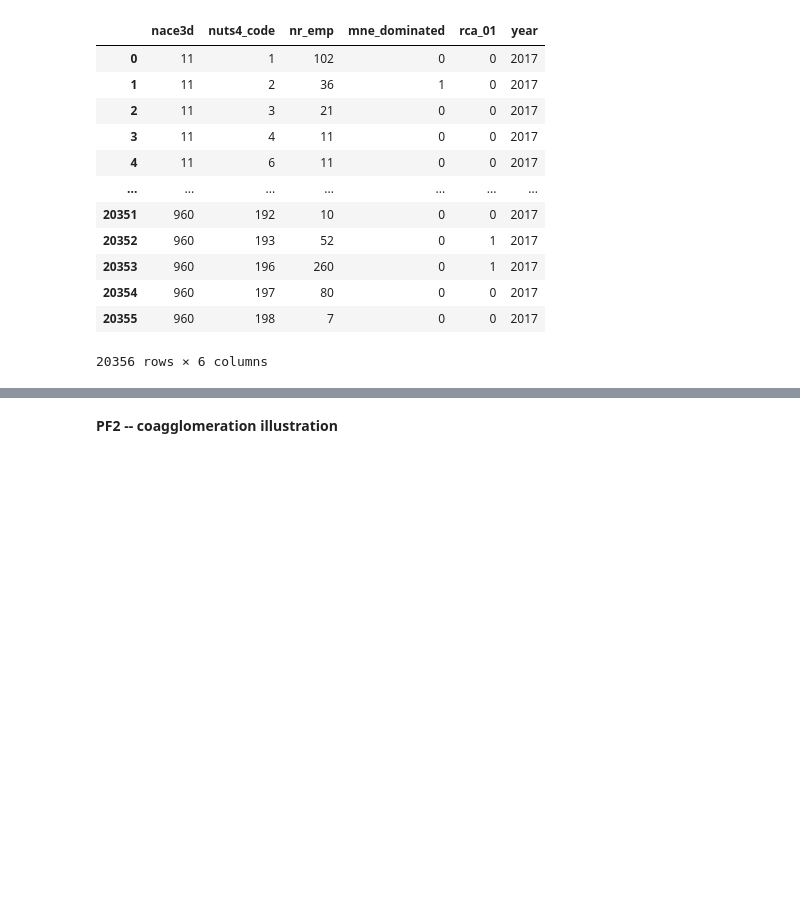
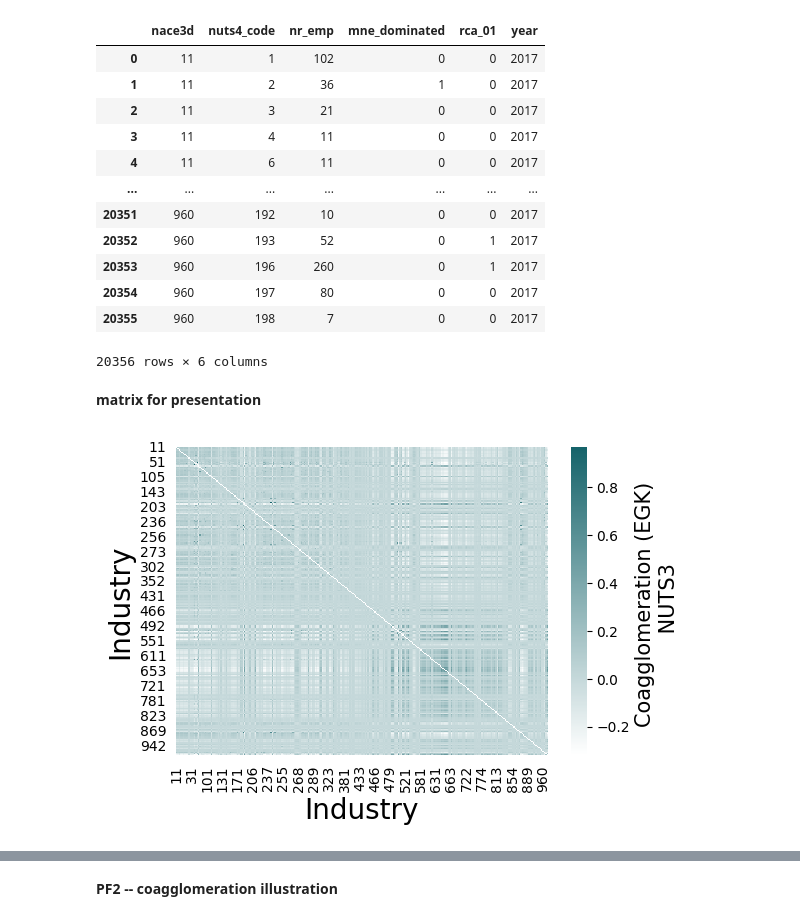
Before and after one commit to sandorjuhasz/coagglomeration, a Jupyter notebook: code/03_presentation_visuals.ipynb, the cells around one changed output, grey strips where cells are left out. Saved outputs shown, nothing was run; the diff lists cells and outputs as text; code cells hidden in the pictures; blank space fills up the shorter version.

Commit message:
coagg figures only for presentation

```diff
--- a/code/03_presentation_visuals.ipynb
+++ b/code/03_presentation_visuals.ipynb
@@ -98,3 +99,5 @@ rca_table
 | 20354 | 960 | 197 | 80 | 0 | 0 | 2017 |
 | 20355 | 960 | 198 | 7 | 0 | 0 | 2017 |
 20356 rows × 6 columns
+# %% [markdown]
+**matrix for presentation**
@@ -100,0 +153,30 @@ rca_table
+# %%
+textsize = 20
+key_var = "egk_coagg"
+region_levels = ["nuts3", "nuts4"]
+
+# NUST3
+reg_df = pd.read_csv(f"../data/oc15_2023_dec/04oc_data_{region_levels[0]}_{year}.csv", sep=";")
+reg_df = reg_df[reg_df["ind1"] < reg_df["ind2"]]
+
+# colormap
+cvals  = [reg_df[key_var].min(), reg_df[key_var].max()]
+colors = ["#FFFFFF","#15636A"]
+norm=plt.Normalize(min(cvals),max(cvals))
+tuples = list(zip(map(norm,cvals), colors))
+cmap = matplotlib.colors.LinearSegmentedColormap.from_list("", tuples)
+
+fig, ax = plt.subplots(1,1, figsize=(6,4))
+matrix_represantation(
+    reg_df,
+    key_columns=["ind1", "ind2", key_var],
+    sort_matrix=False,
+    heatmap=True,
+    fontsize=textsize,
+    title_text="",
+    cmap=cmap,
+    cbar_label="Coagglomeration (EGK) \n NUTS3",
+    ax=ax
+)
+# %% [output]
+[figure, added]
```
Also changed, not shown: parts of 3 cells of this notebook.
